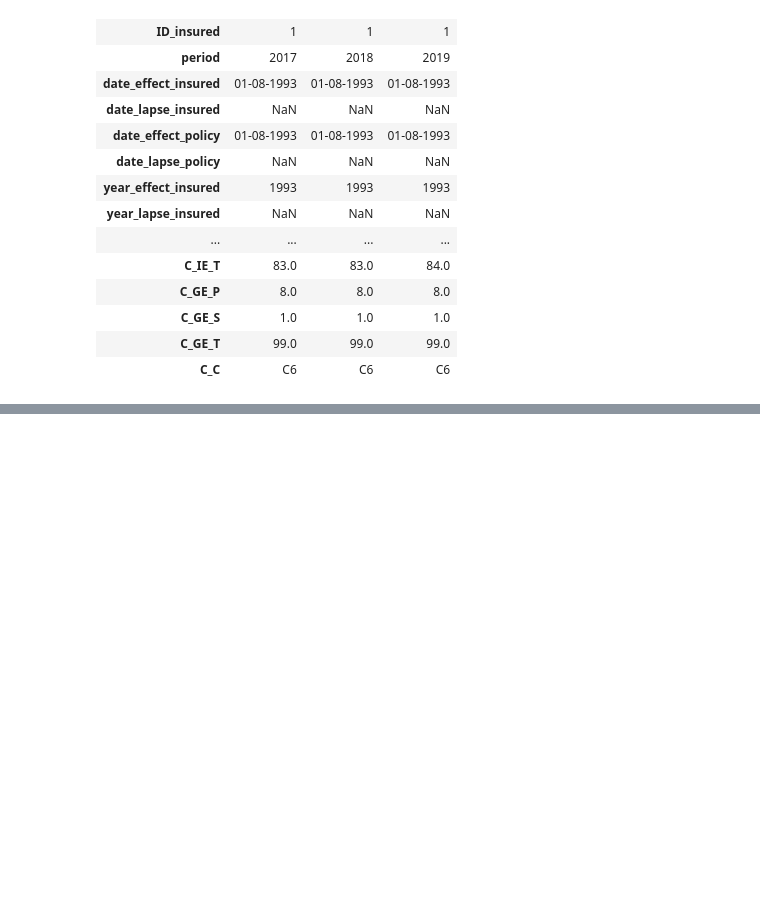
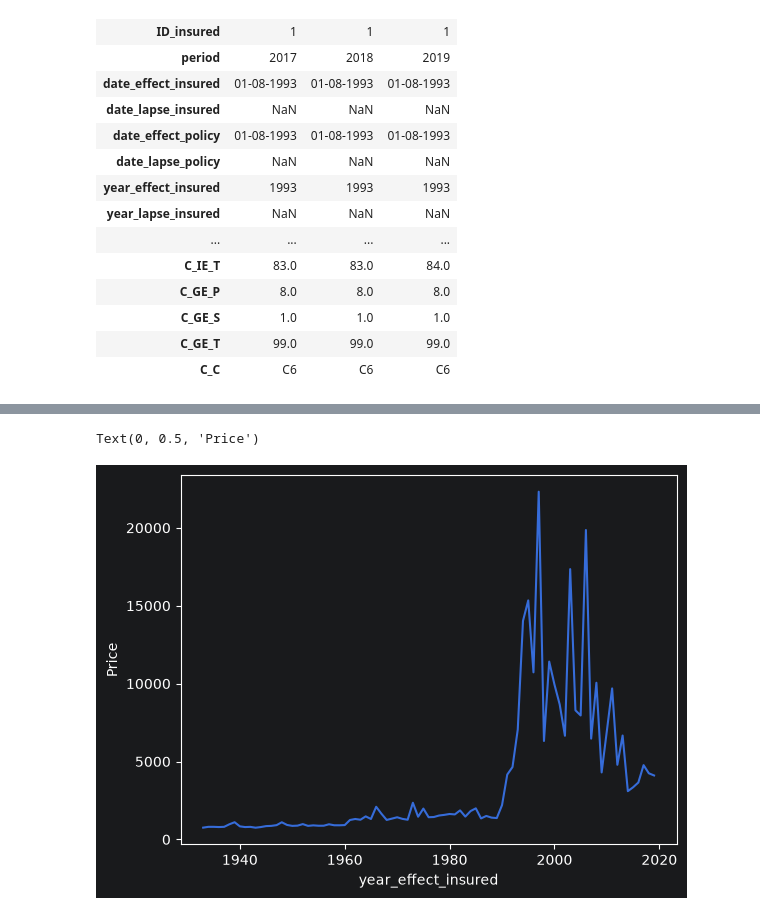
Before and after one commit to Affan279/Customer-Churn-Prediction, a Jupyter notebook: notebooks/01_eda.ipynb, the cells around one changed output, grey strips where cells are left out. Cells and saved outputs as stored; diff of their text form; code cells hidden in the pictures; blank space fills up the shorter version.

```diff
--- a/notebooks/01_eda.ipynb
+++ b/notebooks/01_eda.ipynb
@@ -454,0 +562,8 @@ insu_df[insu_df["ID"] == "9_1"].T
+# %%
+
+#we could also see that the price has been growing
+insu_df.groupby("year_effect_insured")["premium"].max().plot()
+plt.ylabel("Price")
+# %% [output]
+Text(0, 0.5, 'Price')
+[figure, added]
```
Also changed, not shown: parts of 16 cells of this notebook.
